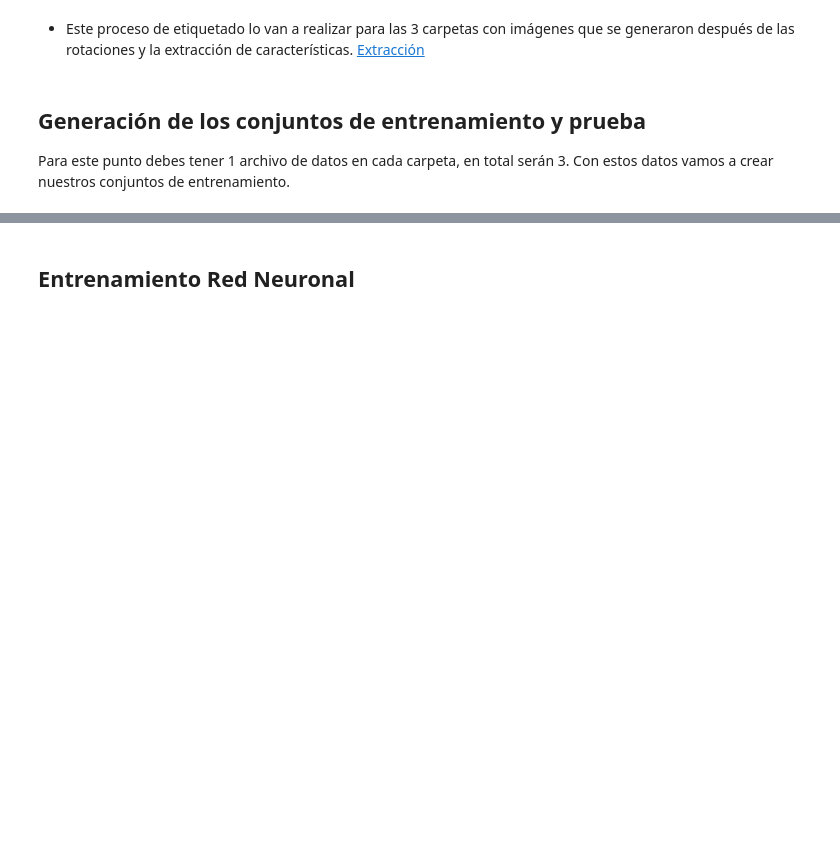
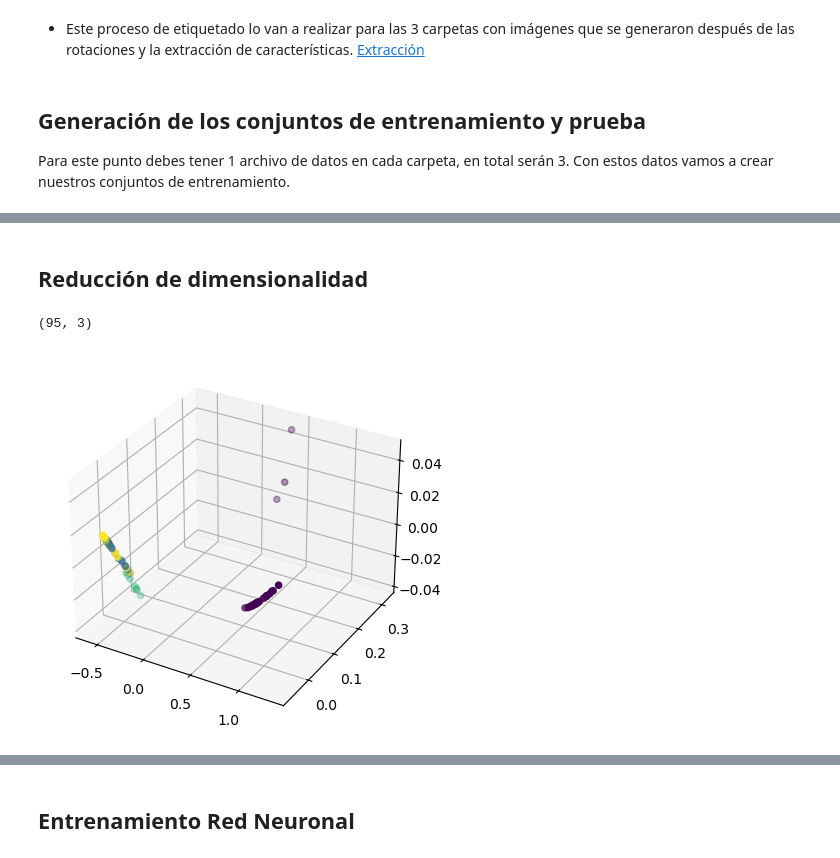
Before and after one commit to anderdefector/CienciaViva, a Jupyter notebook: TallerCienciaViva.ipynb, the cells around one changed output, grey strips where cells are left out. Cells and saved outputs as stored; diff of their text form; code cells hidden in the pictures; blank space fills up the shorter version.

Commit message:
Actualización reducción de dimensionalidad

```diff
--- a/TallerCienciaViva.ipynb
+++ b/TallerCienciaViva.ipynb
@@ -142,11 +143,37 @@ Una vez que termines deberás realizar lo siguiente:
 Para este punto debes tener 1 archivo de datos en cada carpeta, en total serán 3. Con estos datos vamos a crear nuestros conjuntos de entrenamiento.
 # %%
 Direccion1 = "I1/Datos.txt"
-#Direccion2 =
-#Direccion3 =
+Direccion2 = "I2/Datos.txt"
+Direccion3 = "I3/Datos.txt"
 
 Datos1 = np.loadtxt(Direccion1)
+print("El conjunto de datos número 1 tiene {}".format(Datos1.shape[0]))
+
+Datos2 = np.loadtxt(Direccion2)
+print("El conjunto de datos número 2 tiene {}".format(Datos2.shape[0]))
+
+Datos3 = np.loadtxt(Direccion3)
+print("El conjunto de datos número 3 tiene {}".format(Datos3.shape[0]))
+
+print(Datos2.shape)
 print(Datos1.shape)
-#Datos2 = np.loadtxt()
-#Datos3 = np.loadtxt()
+
+tmp = np.vstack((Datos1, Datos2))
+tmp = np.vstack((tmp, Datos3))
+
+Xtodo = tmp[:, 0:7]
+ytodo = tmp[:, 7]
+
+
+
+Xentrena, Xprueba, yentrena, yprueba = model_selection.train_test_split( Xtodo, ytodo, test_size = 0.1, random_state = 42 )
+print("Este es el tamaño de el conjunto de entrenamiento: ")
+print(Xentrena.shape)
+print("Este es el tamaño de el conjunto de prueba: ")
+print(Xprueba.shape)
+
+np.savetxt("Datos/EntrenamientoX.txt", Xentrena, fmt='%1.7f')
+np.savetxt("Datos/EntrenamientoY.txt", yentrena, fmt='%1.7f')
+np.savetxt("Datos/PruebaX.txt", Xprueba, fmt='%1.7f')
+np.savetxt("Datos/PruebaY.txt", yprueba, fmt='%1.7f')
 # %% [output]
@@ -153,0 +189,14 @@ print(Datos1.shape)
+# %% [markdown]
+## Reducción de dimensionalidad
+# %%
+pca = PCA(n_components=3)
+n = pca.fit_transform(Xentrena)
+print(n.shape)
+
+fig = plt.figure()
+ax = plt.axes(projection = "3d")
+ax.scatter3D(n[:,0], n[:,1], n[:,2], c=yentrena)
+plt.show()
+# %% [output]
+(95, 3)
+[figure, added]
```
Also changed, not shown: parts of 7 cells of this notebook, 45 other files.
